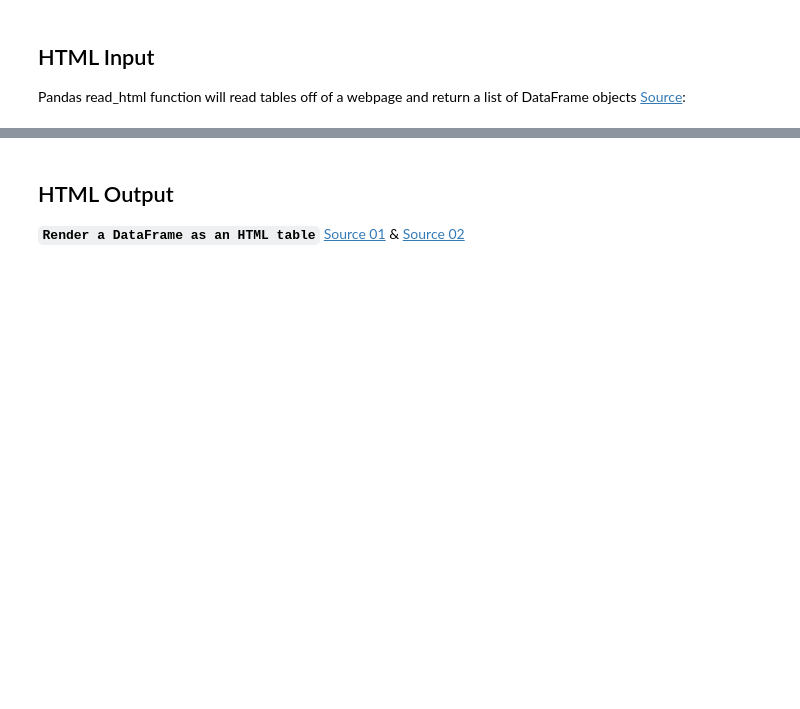
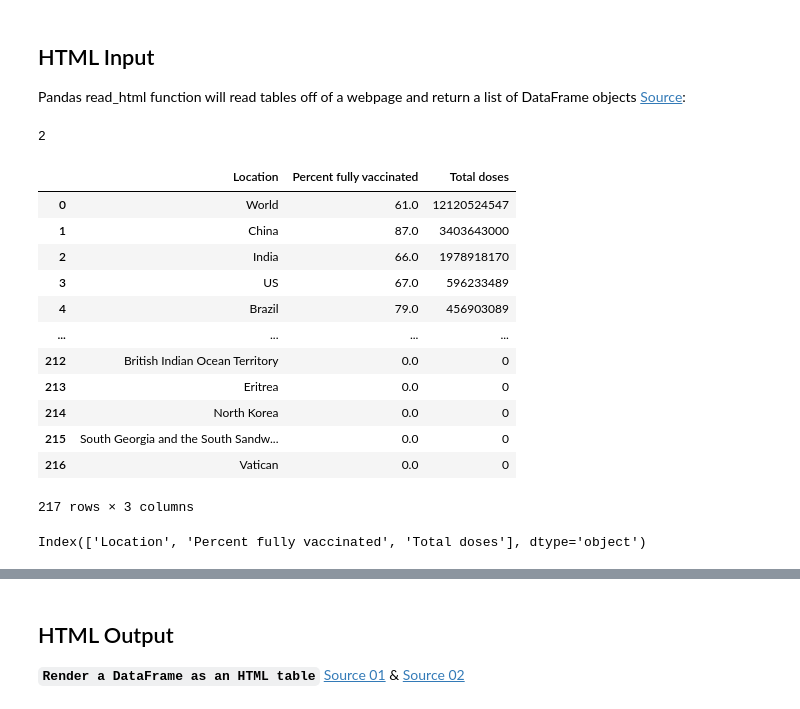
Before and after one commit to 4dsolutions/clarusway_data_analysis, a Jupyter notebook: DAwPy_S11_(RegEx, Data Input _Output)/DAwPy-S11-Part-02 (Data Input and Output).ipynb, the cells around one changed output, grey strips where cells are left out. Drawn from its saved outputs; the diff is of its cells as text; code cells hidden in the pictures; blank space fills up the shorter version.

```diff
--- a/DAwPy_S11_(RegEx, Data Input _Output)/DAwPy-S11-Part-02 (Data Input and Output).ipynb
+++ b/DAwPy_S11_(RegEx, Data Input _Output)/DAwPy-S11-Part-02 (Data Input and Output).ipynb
@@ -229,2 +483,4 @@ type(df)
 # %%
-len(df)
+len(mixed_bag)
+# %% [output]
+2
@@ -233,8 +487,24 @@ type(df[0])
 # %%
-df = mixed_bag[0]
+df = mixed_bag[1]
 df
+# %% [output]
+|  | Location | Percent fully vaccinated | Total doses |
+| 0 | World | 61.0 | 12120524547 |
+| 1 | China | 87.0 | 3403643000 |
+| 2 | India | 66.0 | 1978918170 |
+| 3 | US | 67.0 | 596233489 |
+| 4 | Brazil | 79.0 | 456903089 |
+| ... | ... | ... | ... |
+| 212 | British Indian Ocean Territory | 0.0 | 0 |
+| 213 | Eritrea | 0.0 | 0 |
+| 214 | North Korea | 0.0 | 0 |
+| 215 | South Georgia and the South Sandw... | 0.0 | 0 |
+| 216 | Vatican | 0.0 | 0 |
+217 rows × 3 columns
 # %%
 df.columns
+# %% [output]
+Index(['Location', 'Percent fully vaccinated', 'Total doses'], dtype='object')
 # %%
 df2=pd.read_html('https://www.imdb.com/chart/top/')
 df2
```
Also changed, not shown: parts of 47 cells of this notebook.
